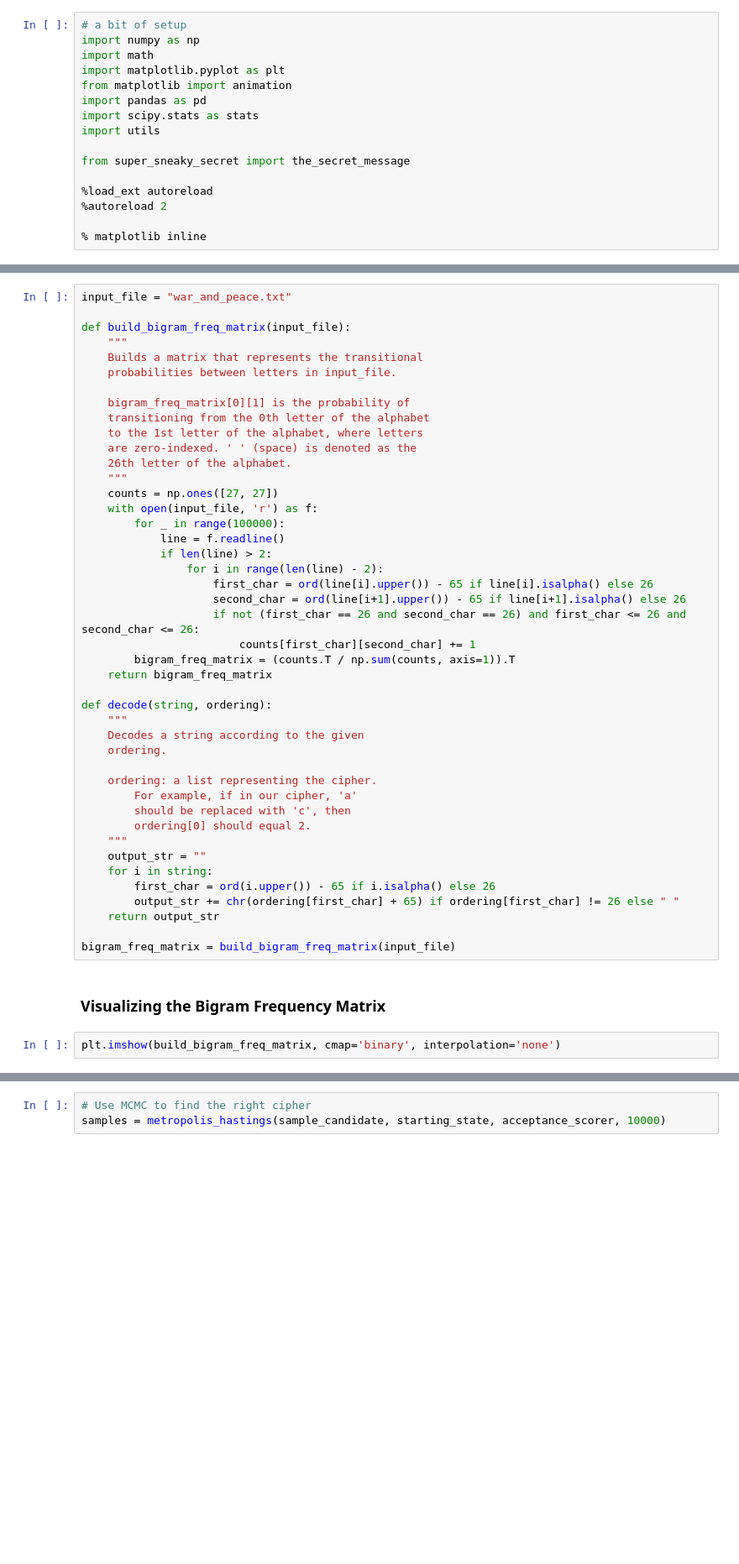
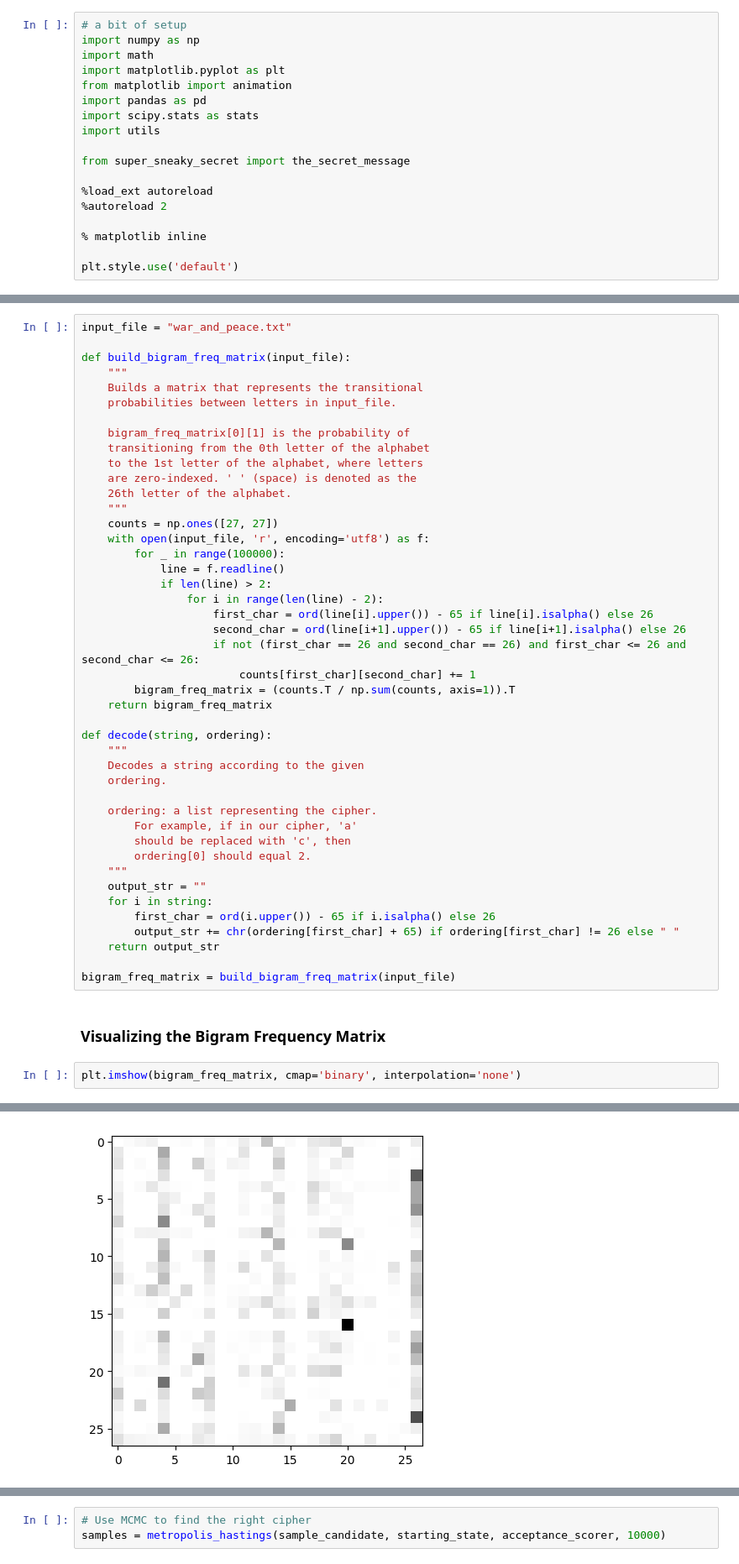
Before and after one commit to triyangle/EECS-126, a Jupyter notebook: lab/LAB05/LAB05_MCMC.ipynb, the cells around one changed output, grey strips where cells are left out. Shown at 84% size. Saved outputs shown, nothing was run; the diff lists cells and outputs as text; blank space fills up the shorter version.

```diff
--- a/lab/LAB05/LAB05_MCMC.ipynb
+++ b/lab/LAB05/LAB05_MCMC.ipynb
@@ -40,3 +40,5 @@ from super_sneaky_secret import the_secret_message
 %autoreload 2
 
 % matplotlib inline
+
+plt.style.use('default')
@@ -200,7 +248,7 @@ def build_bigram_freq_matrix(input_file):
     26th letter of the alphabet.
     """
     counts = np.ones([27, 27])
-    with open(input_file, 'r') as f:
+    with open(input_file, 'r', encoding='utf8') as f:
         for _ in range(100000):
             line = f.readline()
             if len(line) > 2:
@@ -232,4 +280,5 @@ bigram_freq_matrix = build_bigram_freq_matrix(input_file)
 # %% [markdown]
 ### Visualizing the Bigram Frequency Matrix
 # %%
-plt.imshow(build_bigram_freq_matrix, cmap='binary', interpolation='none')
+plt.imshow(bigram_freq_matrix, cmap='binary', interpolation='none')
+# %% [output]
@@ -235,0 +286 @@ plt.imshow(build_bigram_freq_matrix, cmap='binary', interpolation='none')
+[figure, added]
```
Also changed, not shown: parts of 21 cells of this notebook, 21 other files.
